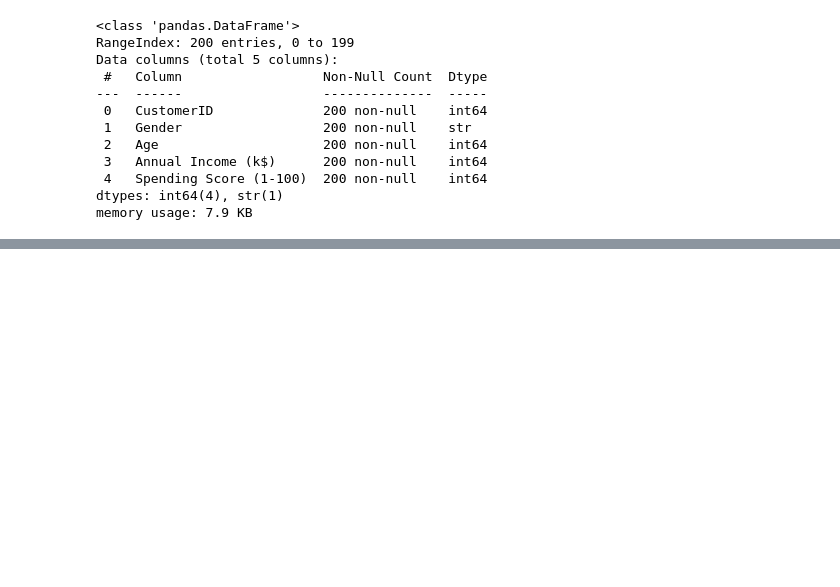
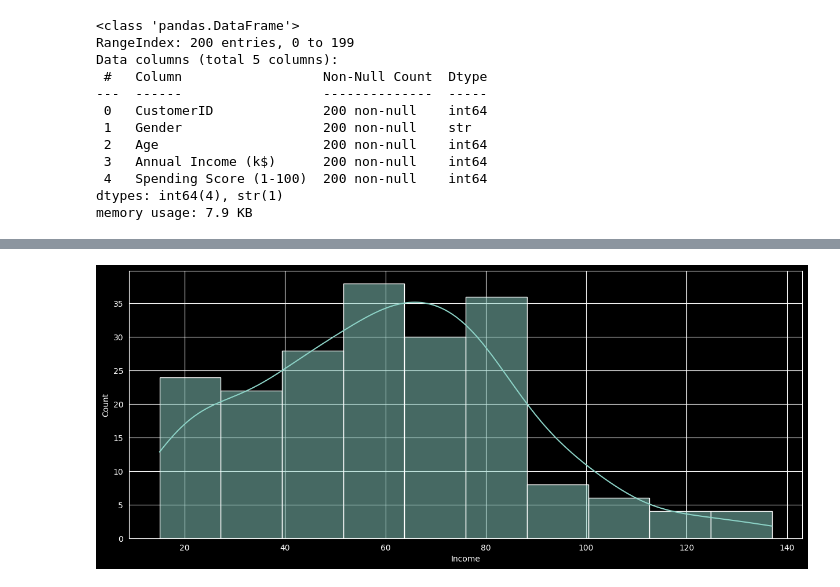
Before and after one commit to carlosjesuscaro/data_analysis_mall_cx, a Jupyter notebook: main.ipynb, the cells around one changed output, grey strips where cells are left out. Saved outputs shown, nothing was run; the diff lists cells and outputs as text; code cells hidden in the pictures; blank space fills up the shorter version.

```diff
--- a/main.ipynb
+++ b/main.ipynb
@@ -23,0 +53,5 @@ memory usage: 7.9 KB
+# %%
+plt.figure(figsize=(15, 6))
+sns.histplot(data.Income, kde=True)
+# %% [output]
+[figure, added]
```
Also changed, not shown: parts of 11 cells of this notebook.
